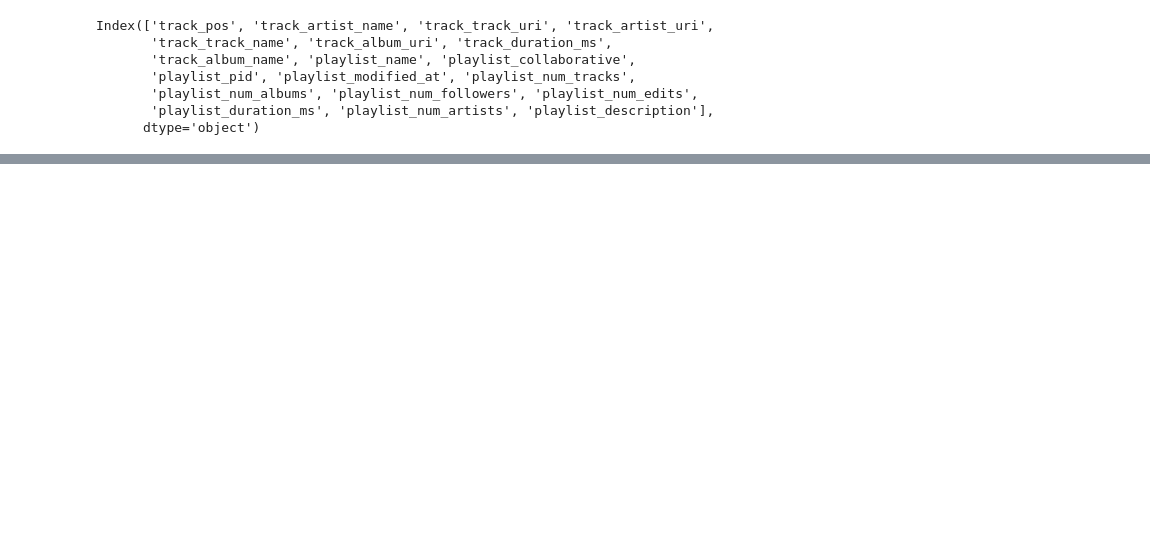
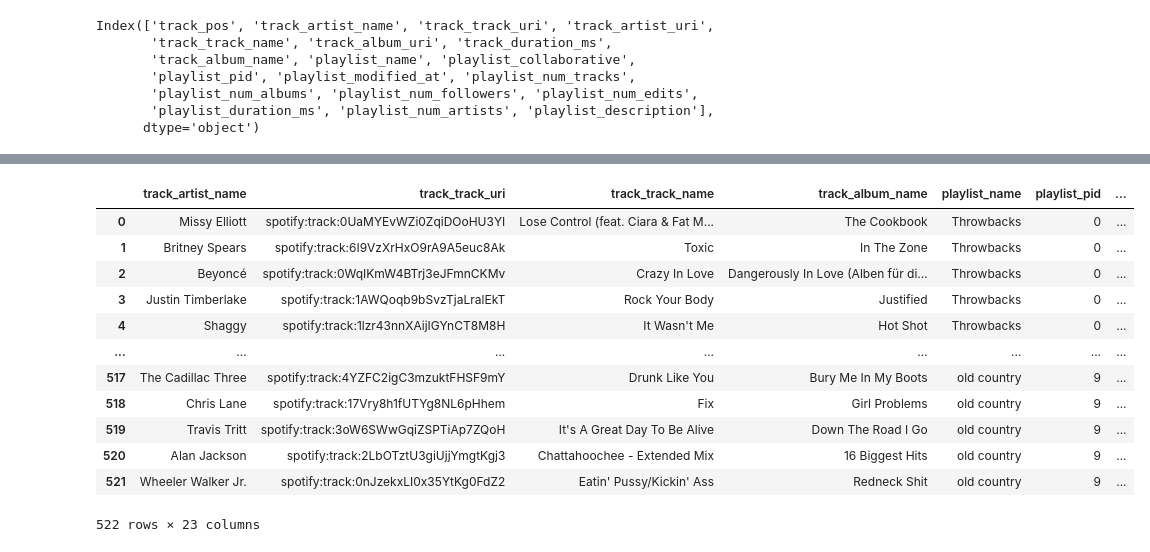
Before and after one commit to Ernek/song_recommender, a Jupyter notebook: Fuzzy_Clustering_model.ipynb, the cells around one changed output, grey strips where cells are left out. Saved outputs shown, nothing was run; the diff lists cells and outputs as text; code cells hidden in the pictures; blank space fills up the shorter version.

```diff
--- a/Fuzzy_Clustering_model.ipynb
+++ b/Fuzzy_Clustering_model.ipynb
@@ -641,0 +188,18 @@ Name: playlist_name, dtype: object
+# %%
+check_df = subset_df.iloc[0:Nrecords].merge(audio_sp_df, how='left' , left_on = 'track_track_uri', right_on='uri')
+check_df.drop(['track_pos', 'uri', 'mode', 'playlist_duration_ms','playlist_num_albums','playlist_num_artists',  'track_artist_uri', 'track_album_uri', 'track_duration_ms','playlist_num_followers', 'playlist_num_edits', 'playlist_collaborative', 'playlist_modified_at', 'playlist_num_tracks'], inplace = True, axis=1)
+check_df
+# %% [output]
+|  | track_artist_name | track_track_uri | track_track_name | track_album_name | playlist_name | playlist_pid | ... |
+| 0 | Missy Elliott | spotify:track:0UaMYEvWZi0ZqiDOoHU3YI | Lose Control (feat. Ciara & Fat M... | The Cookbook | Throwbacks | 0 | ... |
+| 1 | Britney Spears | spotify:track:6I9VzXrHxO9rA9A5euc8Ak | Toxic | In The Zone | Throwbacks | 0 | ... |
+| 2 | Beyoncé | spotify:track:0WqIKmW4BTrj3eJFmnCKMv | Crazy In Love | Dangerously In Love (Alben für di... | Throwbacks | 0 | ... |
+| 3 | Justin Timberlake | spotify:track:1AWQoqb9bSvzTjaLralEkT | Rock Your Body | Justified | Throwbacks | 0 | ... |
+| 4 | Shaggy | spotify:track:1lzr43nnXAijIGYnCT8M8H | It Wasn't Me | Hot Shot | Throwbacks | 0 | ... |
+| ... | ... | ... | ... | ... | ... | ... | ... |
+| 517 | The Cadillac Three | spotify:track:4YZFC2igC3mzuktFHSF9mY | Drunk Like You | Bury Me In My Boots | old country | 9 | ... |
+| 518 | Chris Lane | spotify:track:17Vry8h1fUTYg8NL6pHhem | Fix | Girl Problems | old country | 9 | ... |
+| 519 | Travis Tritt | spotify:track:3oW6SWwGqiZSPTiAp7ZQoH | It's A Great Day To Be Alive | Down The Road I Go | old country | 9 | ... |
+| 520 | Alan Jackson | spotify:track:2LbOTztU3giUjjYmgtKgj3 | Chattahoochee - Extended Mix | 16 Biggest Hits | old country | 9 | ... |
+| 521 | Wheeler Walker Jr. | spotify:track:0nJzekxLI0x35YtKg0FdZ2 | Eatin' Pussy/Kickin' Ass | Redneck Shit | old country | 9 | ... |
+522 rows × 23 columns
```
Also changed, not shown: parts of 113 cells of this notebook.
